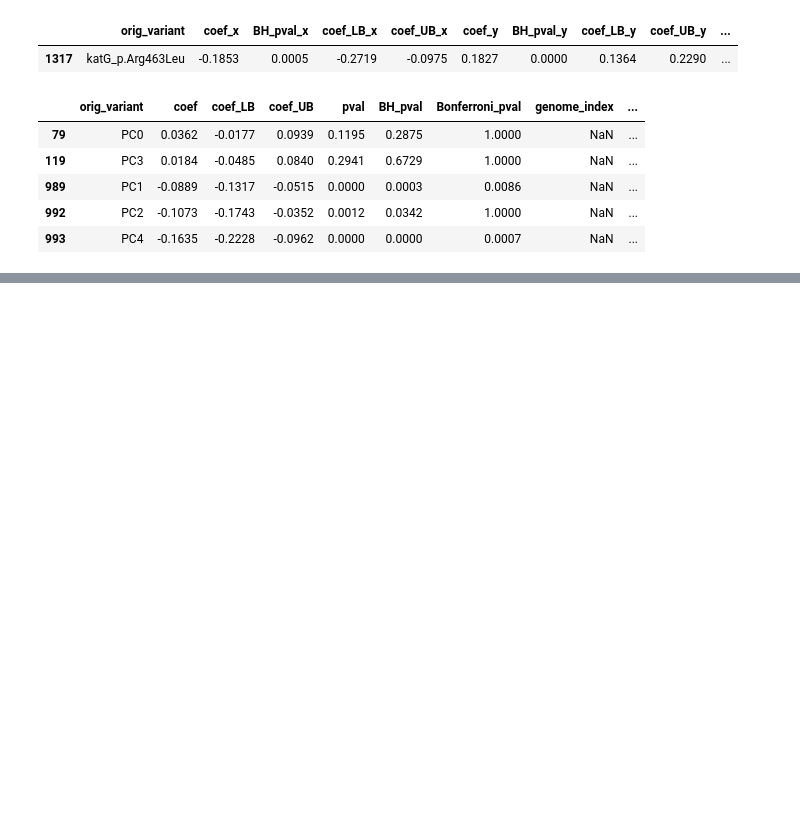
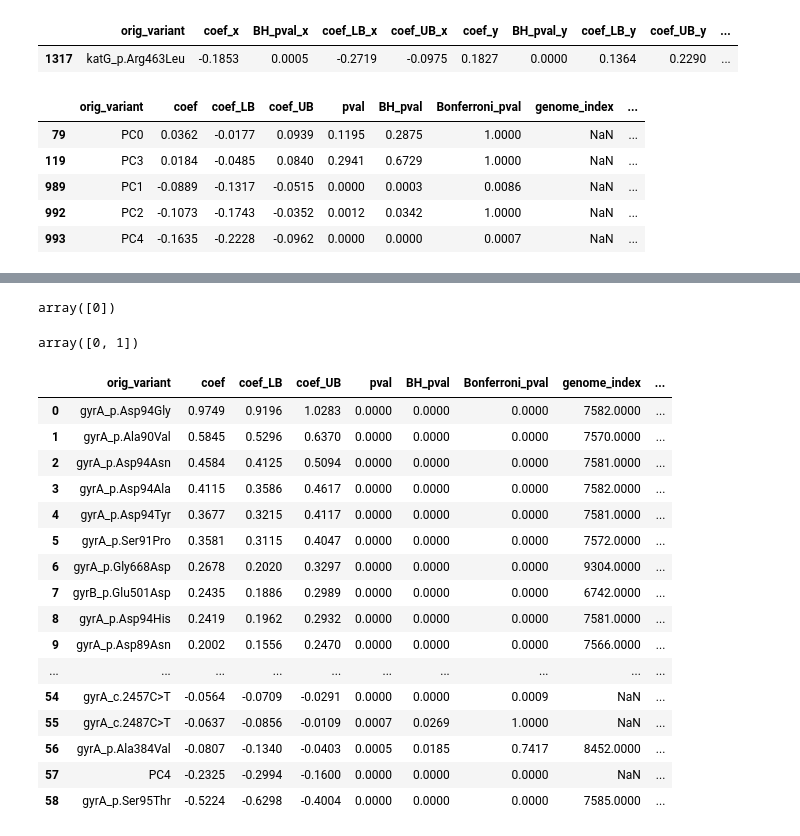
Before and after one commit to farhat-lab/who-analysis, a Jupyter notebook: analysis/analysis.ipynb, the cells around one changed output, grey strips where cells are left out. Saved outputs shown, nothing was run; the diff lists cells and outputs as text; code cells hidden in the pictures; blank space fills up the shorter version.

```diff
--- a/analysis/analysis.ipynb
+++ b/analysis/analysis.ipynb
@@ -295,0 +300,12 @@ df.loc[df["orig_variant"].str.contains("PC")]
+# %%
+out_dir = "/n/data1/hms/dbmi/farhat/ye12/who/analysis/Rifampicin/tiers=1/phenos=WHO/dropAF_withSyn"
+
+model = pd.read_pickle(os.path.join(out_dir, 'logReg_model'))
+
+model_matrix = pd.read_pickle(os.path.join(out_dir, "model_matrix.pkl"))
+eigenvec_df = pd.read_pickle(os.path.join(out_dir, "model_eigenvecs.pkl"))
+X = model_matrix.merge(eigenvec_df, left_index=True, right_index=True).values
+
+df_phenos = pd.read_csv(os.path.join(out_dir, "phenos.csv"))
+y = df_phenos.sort_values("sample_id").phenotype.values
+y.shape
@@ -295,0 +350,30 @@ df.loc[df["orig_variant"].str.contains("PC")]
+# %%
+np.unique(model.predict(X))
+# %% [output]
+array([0])
+# %%
+np.unique(y)
+# %% [output]
+array([0, 1])
+# %%
+model_analysis = pd.read_csv(os.path.join(out_dir, "model_analysis.csv"))
+# %%
+model_analysis
+# %% [output]
+|  | orig_variant | coef | coef_LB | coef_UB | pval | BH_pval | Bonferroni_pval | genome_index | ... |
+| 0 | gyrA_p.Asp94Gly | 0.9749 | 0.9196 | 1.0283 | 0.0000 | 0.0000 | 0.0000 | 7582.0000 | ... |
+| 1 | gyrA_p.Ala90Val | 0.5845 | 0.5296 | 0.6370 | 0.0000 | 0.0000 | 0.0000 | 7570.0000 | ... |
+| 2 | gyrA_p.Asp94Asn | 0.4584 | 0.4125 | 0.5094 | 0.0000 | 0.0000 | 0.0000 | 7581.0000 | ... |
+| 3 | gyrA_p.Asp94Ala | 0.4115 | 0.3586 | 0.4617 | 0.0000 | 0.0000 | 0.0000 | 7582.0000 | ... |
+| 4 | gyrA_p.Asp94Tyr | 0.3677 | 0.3215 | 0.4117 | 0.0000 | 0.0000 | 0.0000 | 7581.0000 | ... |
+| 5 | gyrA_p.Ser91Pro | 0.3581 | 0.3115 | 0.4047 | 0.0000 | 0.0000 | 0.0000 | 7572.0000 | ... |
+| 6 | gyrA_p.Gly668Asp | 0.2678 | 0.2020 | 0.3297 | 0.0000 | 0.0000 | 0.0000 | 9304.0000 | ... |
+| 7 | gyrB_p.Glu501Asp | 0.2435 | 0.1886 | 0.2989 | 0.0000 | 0.0000 | 0.0000 | 6742.0000 | ... |
+| 8 | gyrA_p.Asp94His | 0.2419 | 0.1962 | 0.2932 | 0.0000 | 0.0000 | 0.0000 | 7581.0000 | ... |
+| 9 | gyrA_p.Asp89Asn | 0.2002 | 0.1556 | 0.2470 | 0.0000 | 0.0000 | 0.0000 | 7566.0000 | ... |
+| ... | ... | ... | ... | ... | ... | ... | ... | ... | ... |
+| 54 | gyrA_c.2457C>T | -0.0564 | -0.0709 | -0.0291 | 0.0000 | 0.0000 | 0.0009 | NaN | ... |
+| 55 | gyrA_c.2487C>T | -0.0637 | -0.0856 | -0.0109 | 0.0007 | 0.0269 | 1.0000 | NaN | ... |
+| 56 | gyrA_p.Ala384Val | -0.0807 | -0.1340 | -0.0403 | 0.0005 | 0.0185 | 0.7417 | 8452.0000 | ... |
+| 57 | PC4 | -0.2325 | -0.2994 | -0.1600 | 0.0000 | 0.0000 | 0.0000 | NaN | ... |
+| 58 | gyrA_p.Ser95Thr | -0.5224 | -0.6298 | -0.4004 | 0.0000 | 0.0000 | 0.0000 | 7585.0000 | ... |
```
Also changed, not shown: parts of 8 cells of this notebook, 3 other files.
